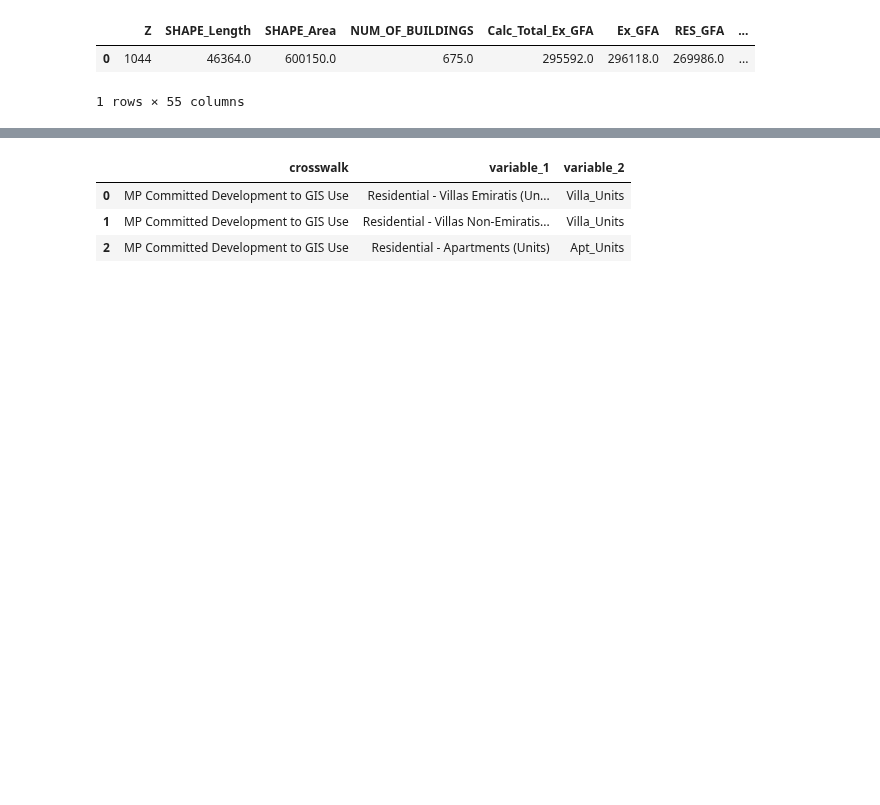
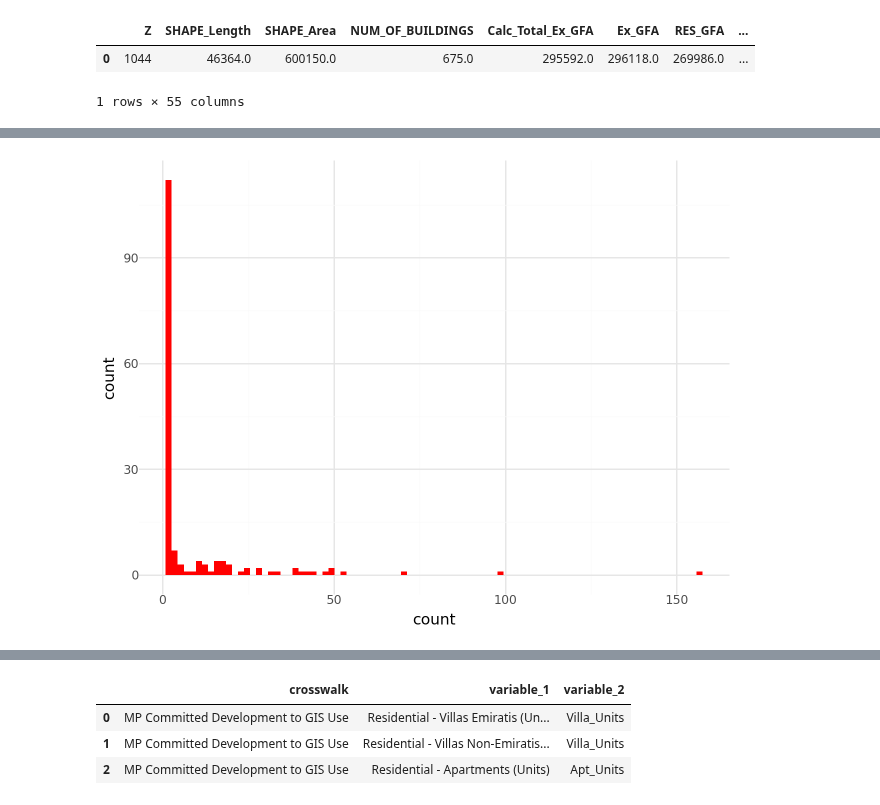
Before and after one commit to BuroHappoldLegacySoup/PlanCapitalLandModel, a Jupyter notebook: MP to TAZ Pipeline.ipynb, the cells around one changed output, grey strips where cells are left out. Drawn from its saved outputs; the diff is of its cells as text; code cells hidden in the pictures; blank space fills up the shorter version.

```diff
--- a/MP to TAZ Pipeline.ipynb
+++ b/MP to TAZ Pipeline.ipynb
@@ -61,0 +80,13 @@ Index(['Z', 'ZONE', 'EPA', 'UPC_PRECIN', 'PRECINCT_N', 'ST_DIST_ID',
+# %%
+check = phased_development['ProjectID'].unique()
+check= pd.DataFrame({'ProjectID':check})
+check_2 = zone_taz_delta[['ZONE','masterplan_projectid']].rename({'masterplan_projectid':'ProjectID'},axis = 1)
+check = check.merge(check_2,how = 'left', on = 'ProjectID')
+check['count'] = 1
+check  = check.groupby(['ProjectID'])['count'].sum().reset_index()
+
+(p9.ggplot(check,p9.aes(x = 'count')) +
+ p9.geom_histogram(fill = 'red') +
+ p9.theme_minimal())
+# %% [output]
+[figure, added]
```
Also changed, not shown: parts of 9 cells of this notebook.
